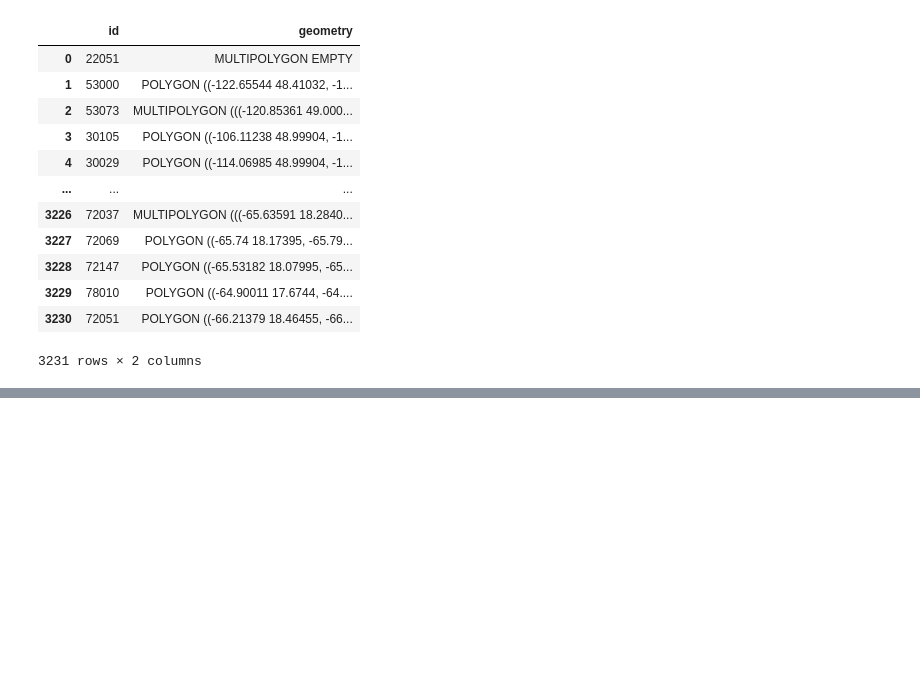
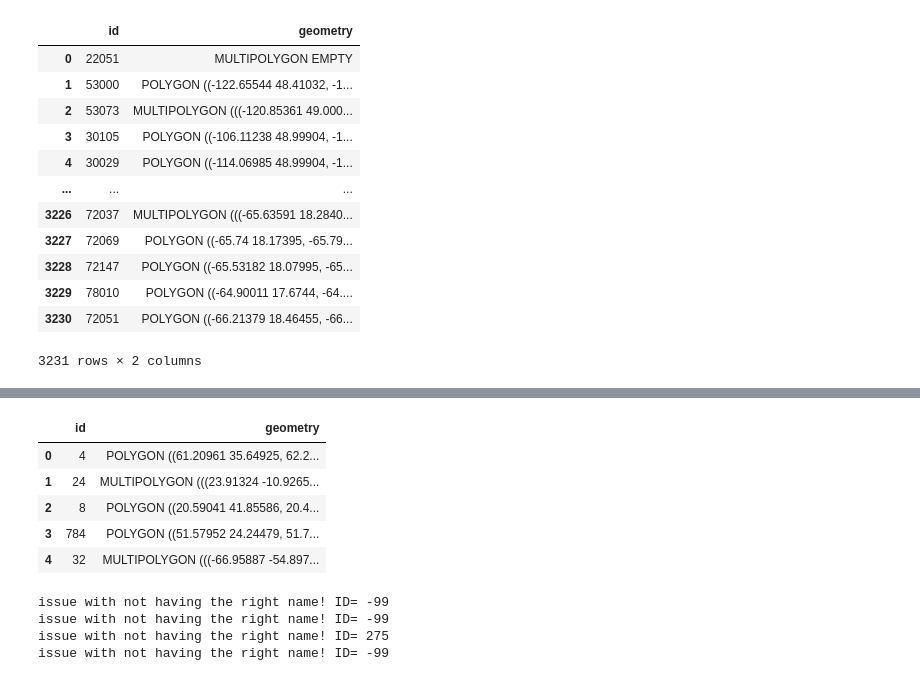
Before and after one commit to UIUC-iSchool-DataViz/is445_data, a Jupyter notebook: geo_codes/process_codes.ipynb, the cells around one changed output, grey strips where cells are left out. Saved outputs shown, nothing was run; the diff lists cells and outputs as text; code cells hidden in the pictures; blank space fills up the shorter version.

```diff
--- a/geo_codes/process_codes.ipynb
+++ b/geo_codes/process_codes.ipynb
@@ -282,0 +303,2 @@ with open('./us_counties_geo.geojson','w') as f:
+# %%
+countries_geo_in = geopandas.read_file(data.world_110m.url,layer='countries')
@@ -282,0 +316,37 @@ with open('./us_counties_geo.geojson','w') as f:
+# %%
+countries_geo_in.head()
+# %% [output]
+|  | id | geometry |
+| 0 | 4 | POLYGON ((61.20961 35.64925, 62.2... |
+| 1 | 24 | MULTIPOLYGON (((23.91324 -10.9265... |
+| 2 | 8 | POLYGON ((20.59041 41.85586, 20.4... |
+| 3 | 784 | POLYGON ((51.57952 24.24479, 51.7... |
+| 4 | 32 | MULTIPOLYGON (((-66.95887 -54.897... |
+# %%
+country_names = []
+code = []
+for i in countries_geo_in['id'].values:
+    d = countries_df[countries_df['id'].astype('int')==int(i)]
+    if len(d) != 1:
+        print('issue with not having the right name! ID=',i )
+        #import sys; sys.exit()
+        # ignore
+        country_names.append('NaN')
+        code.append('NaN')
+    else:
+        n = d['name'].values[0]
+        country_names.append(n)
+        code.append(d['code'].values[0])
+    #print(n)
+
+countries_geo = countries_geo_in.copy()
+countries_geo['Country'] = country_names
+countries_geo['code'] = code
+
+# subset
+countries_geo = countries_geo[countries_geo['Country']!='NaN']
+# %% [output]
+issue with not having the right name! ID= -99
+issue with not having the right name! ID= -99
+issue with not having the right name! ID= 275
+issue with not having the right name! ID= -99
```
Also changed, not shown: parts of 7 cells of this notebook.
